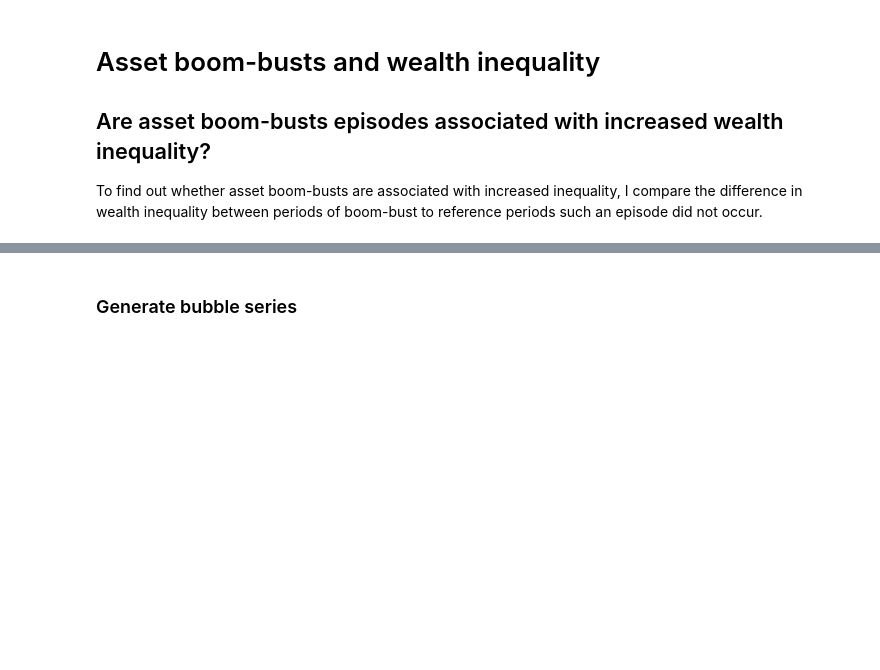
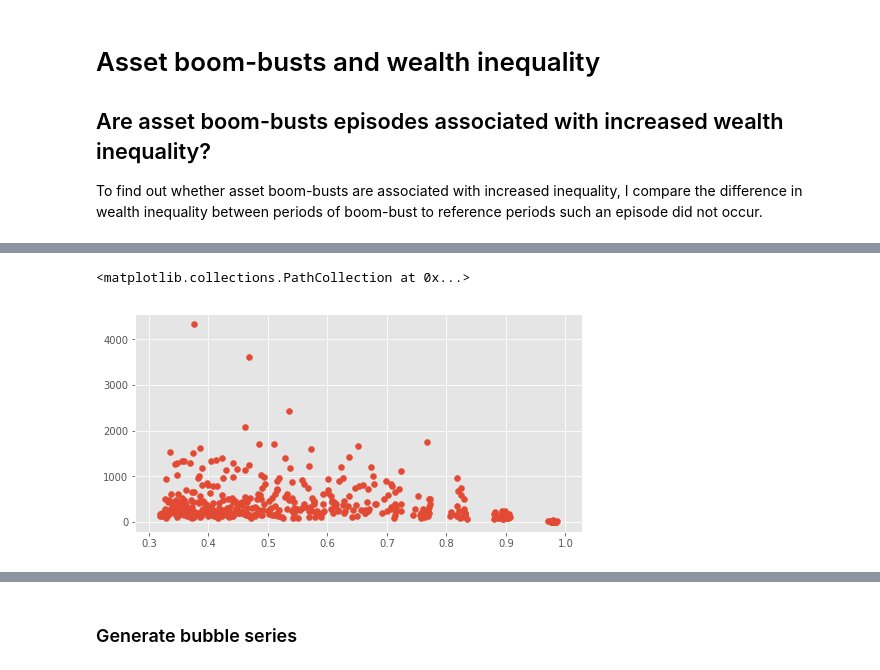
Before and after one commit to joerischasfoort/bubble-inequality, a Jupyter notebook: asset_boom_busts_and_wealth_inequality.ipynb, the cells around one changed output, grey strips where cells are left out. Saved outputs shown, nothing was run; the diff lists cells and outputs as text; code cells hidden in the pictures; blank space fills up the shorter version.

```diff
--- a/asset_boom_busts_and_wealth_inequality.ipynb
+++ b/asset_boom_busts_and_wealth_inequality.ipynb
@@ -32,0 +78,22 @@ To find out whether asset boom-busts are associated with increased inequality, I
+# %%
+# store init_inequality
+full_init_equality = []
+for exp in range(len(init_equality)):
+    for seed in range(NRUNS):
+        full_init_equality.append(init_equality[exp])
+# %%
+# calculate init gini
+init_ginis = []
+
+for idx, traders in enumerate(trdrs):
+    #print(t)
+    money = np.array([x.var.money[-0] for x in trdrs[idx]])
+    stocks = np.array([x.var.stocks[0] for x in trdrs[idx]])
+    wealth = money + (stocks * orbs[idx].tick_close_price[0])
+
+    init_ginis.append(gini(wealth))
+# %%
+# collect price stdevs:
+stdevs_prices = []
+for ob in orbs:
+    stdevs_prices.append(np.std(ob.tick_close_price))
@@ -32,0 +102,3 @@ To find out whether asset boom-busts are associated with increased inequality, I
+# %%
+data_ineq_exp = pd.DataFrame({'stdev_p': stdevs_prices, 'init_ineq': full_init_equality, 'init_gini': init_ginis})
+data_ineq_exp['const'] = 1
@@ -32,0 +120,7 @@ To find out whether asset boom-busts are associated with increased inequality, I
+# %%
+fig, ax1 = plt.subplots(1, 1, figsize=[8,4])
+
+ax1.scatter(data_ineq_exp['init_gini'], data_ineq_exp['stdev_p'])
+# %% [output]
+<matplotlib.collections.PathCollection at 0x...>
+[figure, added]
```
Also changed, not shown: parts of 22 cells of this notebook, 3 other files.
